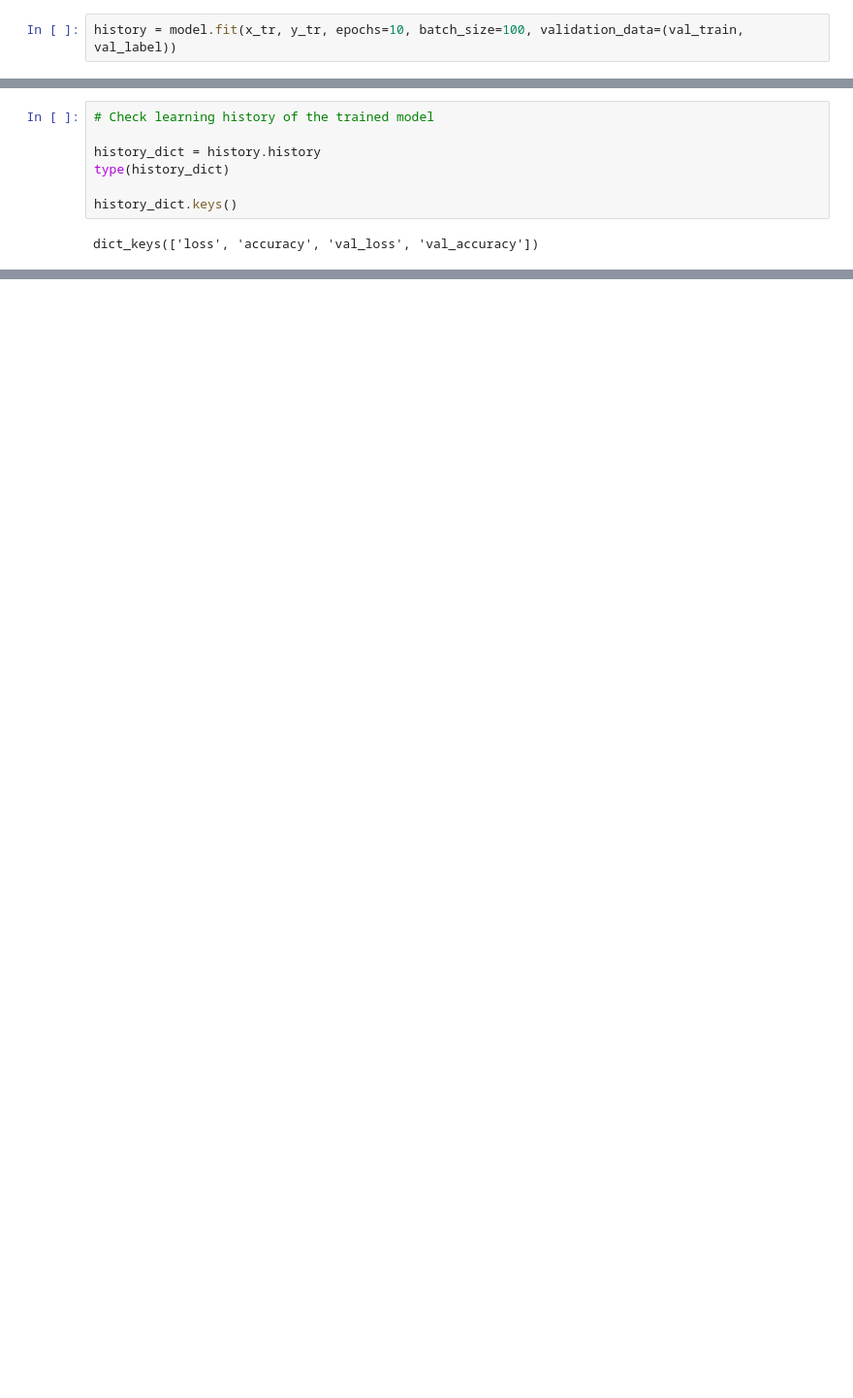
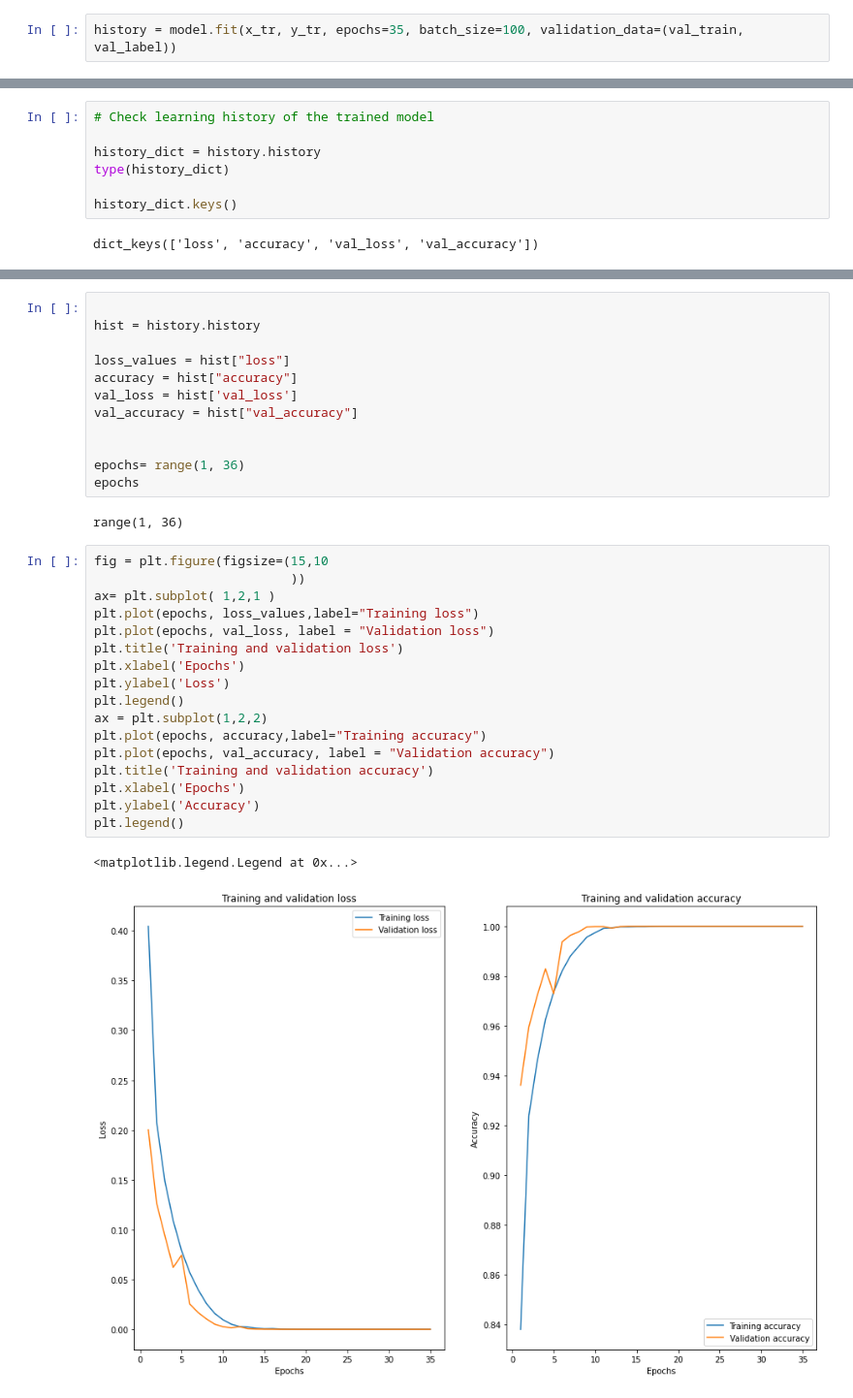
Before and after one commit to Utomi-Tom/Movie-Binary-classification, a Jupyter notebook: IMBD_movie_classification_project.ipynb, the cells around one changed output, grey strips where cells are left out. Shown at 97% size. Drawn from its saved outputs; the diff is of its cells as text; blank space fills up the shorter version.

```diff
--- a/IMBD_movie_classification_project.ipynb
+++ b/IMBD_movie_classification_project.ipynb
@@ -150,5 +151,5 @@ loss = tf.keras.losses.BinaryCrossentropy(from_logits=True,)
 
 model.compile(optimizer=optimizer, loss=loss, metrics=["accuracy"])
 # %%
-history = model.fit(x_tr, y_tr, epochs=10, batch_size=100, validation_data=(val_train, val_label))
+history = model.fit(x_tr, y_tr, epochs=35, batch_size=100, validation_data=(val_train, val_label))
 # %% [output]
@@ -183,0 +185,34 @@ dict_keys(['loss', 'accuracy', 'val_loss', 'val_accuracy'])
+# %%
+
+hist = history.history
+
+loss_values = hist["loss"]
+accuracy = hist["accuracy"]
+val_loss = hist['val_loss']
+val_accuracy = hist["val_accuracy"]
+
+
+epochs= range(1, 36)
+epochs
+# %% [output]
+range(1, 36)
+# %%
+fig = plt.figure(figsize=(15,10
+                          ))
+ax= plt.subplot( 1,2,1 )
+plt.plot(epochs, loss_values,label="Training loss")
+plt.plot(epochs, val_loss, label = "Validation loss")
+plt.title('Training and validation loss')
+plt.xlabel('Epochs')
+plt.ylabel('Loss')
+plt.legend()
+ax = plt.subplot(1,2,2)
+plt.plot(epochs, accuracy,label="Training accuracy")
+plt.plot(epochs, val_accuracy, label = "Validation accuracy")
+plt.title('Training and validation accuracy')
+plt.xlabel('Epochs')
+plt.ylabel('Accuracy')
+plt.legend()
+# %% [output]
+<matplotlib.legend.Legend at 0x...>
+[figure, added]
```
Also changed, not shown: parts of 6 cells of this notebook.
